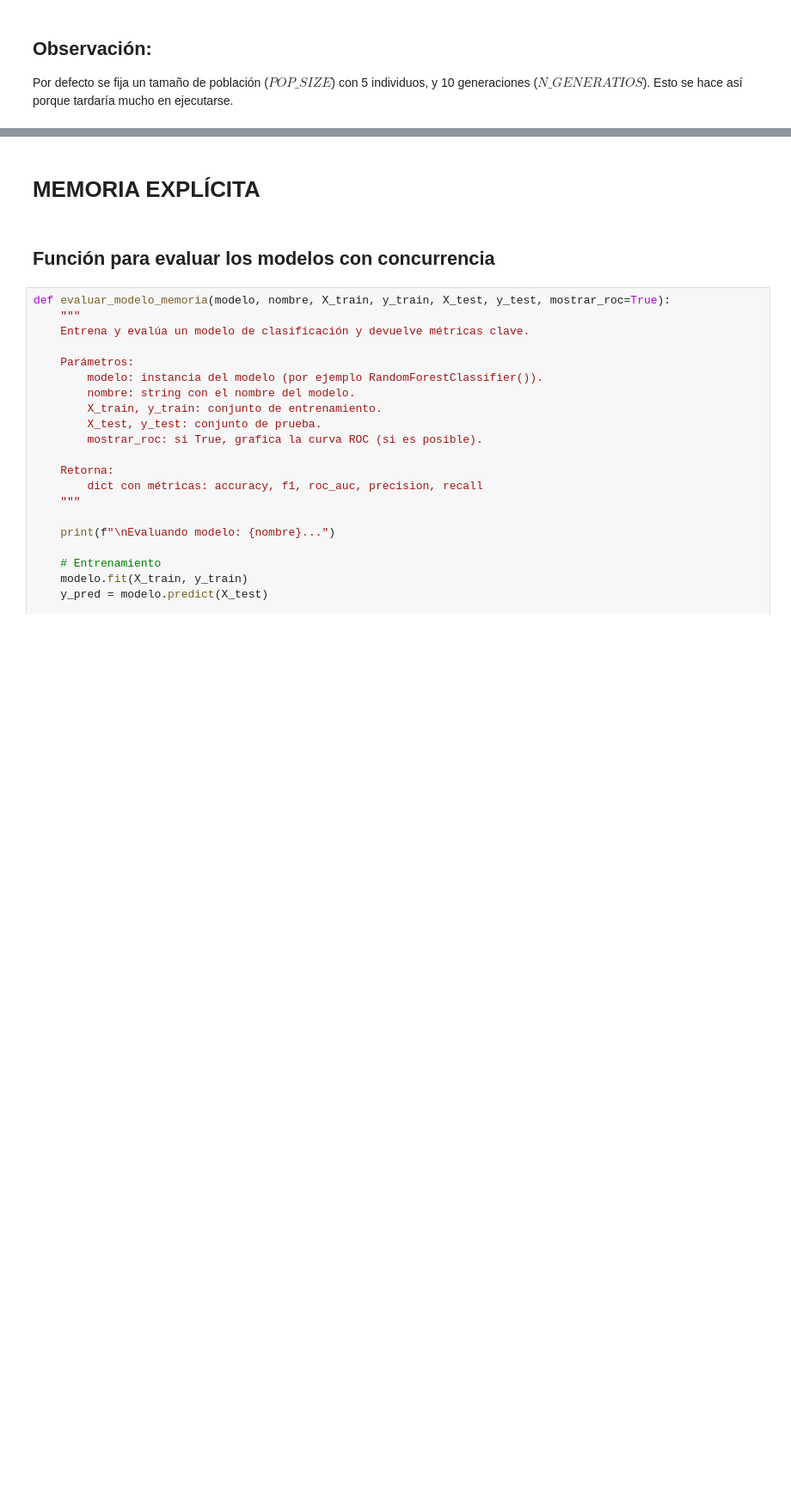
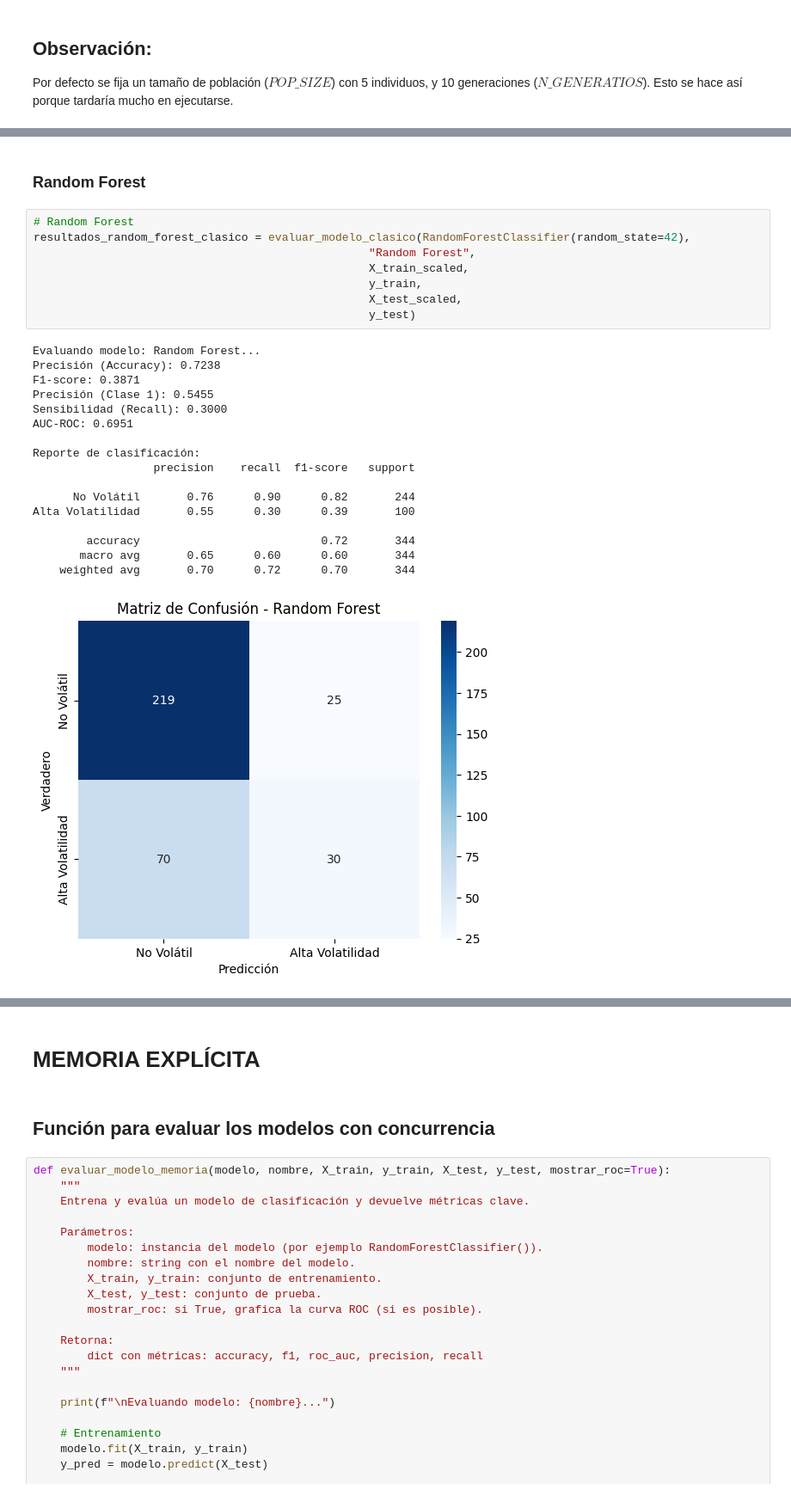
Before and after one commit to DanielRM23/Aprendizaje-Automatizado, a Jupyter notebook: ProyectoFinal /Proyecto_ML_Final.ipynb, the cells around one changed output, grey strips where cells are left out. Shown at 86% size. Saved outputs shown, nothing was run; the diff lists cells and outputs as text; blank space fills up the shorter version.

```diff
--- a/ProyectoFinal /Proyecto_ML_Final.ipynb
+++ b/ProyectoFinal /Proyecto_ML_Final.ipynb
@@ -899,0 +979,28 @@ Estas columnas abarcan:
+# %% [markdown]
+### Random Forest
+# %%
+# Random Forest
+resultados_random_forest_clasico = evaluar_modelo_clasico(RandomForestClassifier(random_state=42),
+                                                  "Random Forest",
+                                                  X_train_scaled,
+                                                  y_train,
+                                                  X_test_scaled,
+                                                  y_test)
+# %% [output]
+Evaluando modelo: Random Forest...
+Precisión (Accuracy): 0.7238
+F1-score: 0.3871
+Precisión (Clase 1): 0.5455
+Sensibilidad (Recall): 0.3000
+AUC-ROC: 0.6951
+
+Reporte de clasificación:
+                  precision    recall  f1-score   support
+
+      No Volátil       0.76      0.90      0.82       244
+Alta Volatilidad       0.55      0.30      0.39       100
+
+        accuracy                           0.72       344
+       macro avg       0.65      0.60      0.60       344
+    weighted avg       0.70      0.72      0.70       344
+[figure, added]
```
Also changed, not shown: parts of 32 cells of this notebook.
